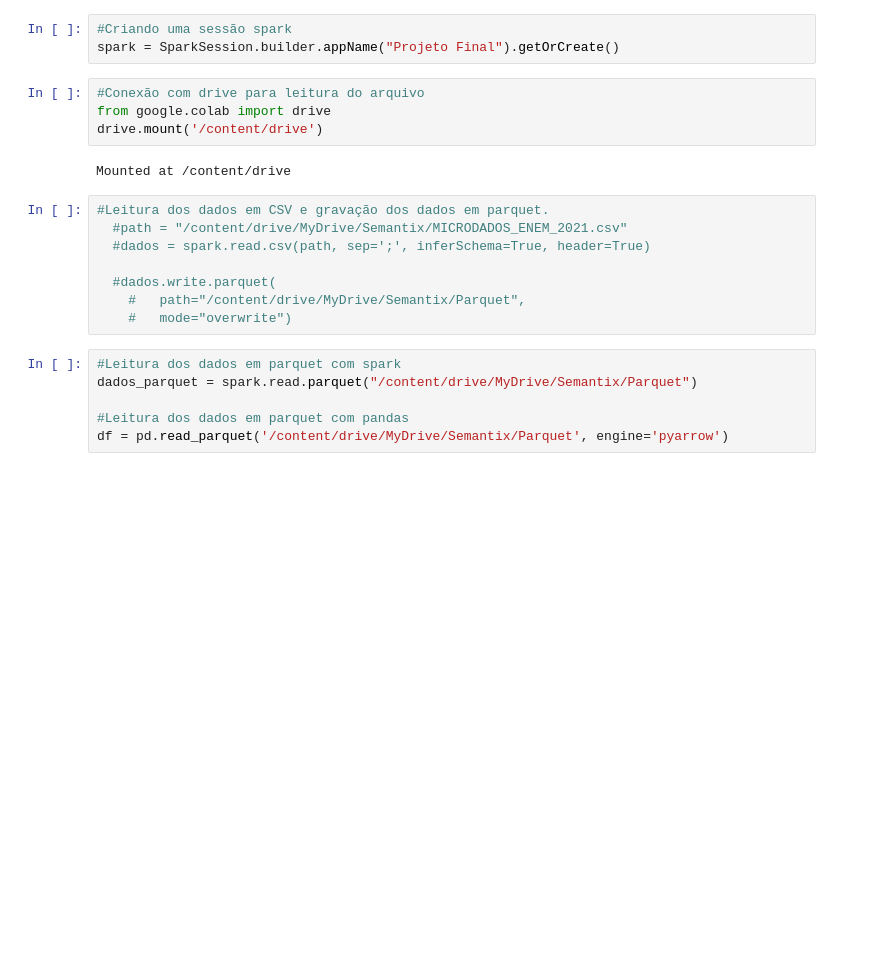
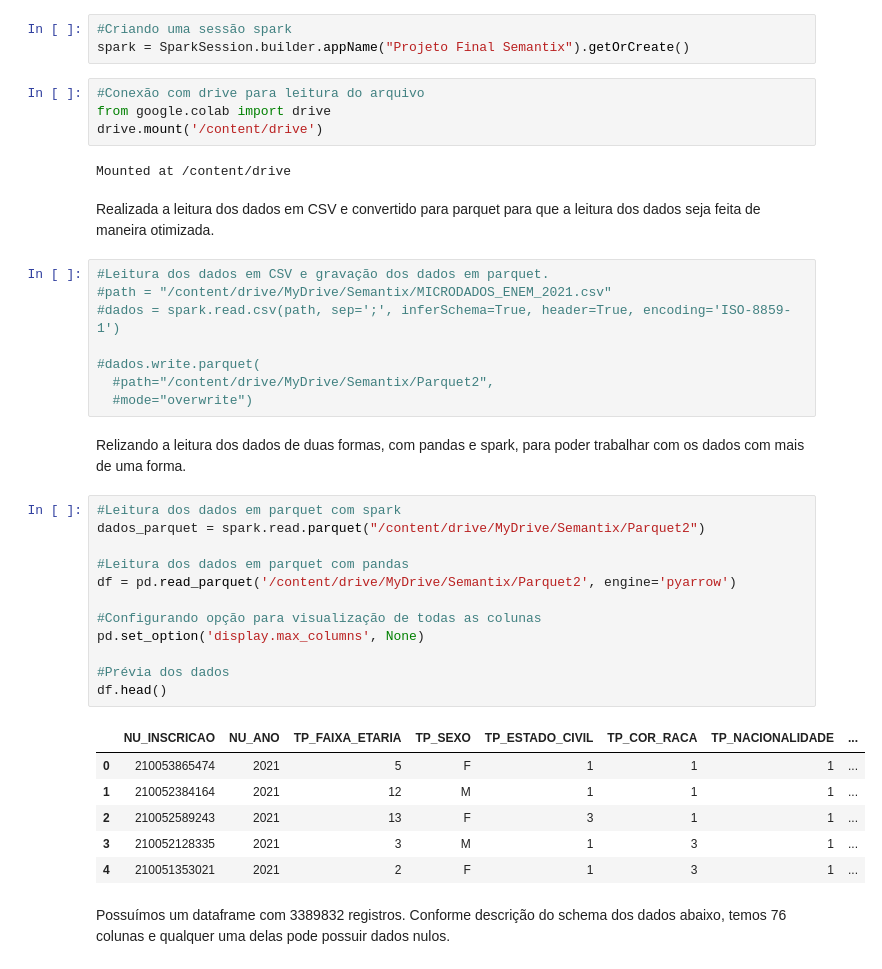
Before and after one commit to leticiaJFS/Projeto-Final-Semantix, a Jupyter notebook: Projeto_Final_Semantix.ipynb, the cells around one changed output. Cells and saved outputs as stored; diff of their text form; blank space fills up the shorter version.

```diff
--- a/Projeto_Final_Semantix.ipynb
+++ b/Projeto_Final_Semantix.ipynb
@@ -24,25 +41,45 @@ import matplotlib.pyplot as plt
 import seaborn as sns
 # %%
 #Criando uma sessão spark
-spark = SparkSession.builder.appName("Projeto Final").getOrCreate()
+spark = SparkSession.builder.appName("Projeto Final Semantix").getOrCreate()
 # %%
 #Conexão com drive para leitura do arquivo
 from google.colab import drive
 drive.mount('/content/drive')
 # %% [output]
 Mounted at /content/drive
+# %% [markdown]
+Realizada a leitura dos dados em CSV e convertido para parquet para que a leitura dos dados seja feita de maneira otimizada.
 # %%
 #Leitura dos dados em CSV e gravação dos dados em parquet.
-  #path = "/content/drive/MyDrive/Semantix/MICRODADOS_ENEM_2021.csv"
-  #dados = spark.read.csv(path, sep=';', inferSchema=True, header=True)
+#path = "/content/drive/MyDrive/Semantix/MICRODADOS_ENEM_2021.csv"
+#dados = spark.read.csv(path, sep=';', inferSchema=True, header=True, encoding='ISO-8859-1')
 
-  #dados.write.parquet(
-    #   path="/content/drive/MyDrive/Semantix/Parquet",
-    #   mode="overwrite")
+#dados.write.parquet(
+  #path="/content/drive/MyDrive/Semantix/Parquet2",
+  #mode="overwrite")
+# %% [markdown]
+Relizando a leitura dos dados de duas formas, com pandas e spark, para poder trabalhar com os dados com mais de uma forma.
 # %%
 #Leitura dos dados em parquet com spark
-dados_parquet = spark.read.parquet("/content/drive/MyDrive/Semantix/Parquet")
+dados_parquet = spark.read.parquet("/content/drive/MyDrive/Semantix/Parquet2")
 
 #Leitura dos dados em parquet com pandas
-df = pd.read_parquet('/content/drive/MyDrive/Semantix/Parquet', engine='pyarrow')
+df = pd.read_parquet('/content/drive/MyDrive/Semantix/Parquet2', engine='pyarrow')
+
+#Configurando opção para visualização de todas as colunas
+pd.set_option('display.max_columns', None)
+
+#Prévia dos dados
+df.head()
+# %% [output]
+|  | NU_INSCRICAO | NU_ANO | TP_FAIXA_ETARIA | TP_SEXO | TP_ESTADO_CIVIL | TP_COR_RACA | TP_NACIONALIDADE | ... |
+| 0 | 210053865474 | 2021 | 5 | F | 1 | 1 | 1 | ... |
+| 1 | 210052384164 | 2021 | 12 | M | 1 | 1 | 1 | ... |
+| 2 | 210052589243 | 2021 | 13 | F | 3 | 1 | 1 | ... |
+| 3 | 210052128335 | 2021 | 3 | M | 1 | 3 | 1 | ... |
+| 4 | 210051353021 | 2021 | 2 | F | 1 | 3 | 1 | ... |
+# %% [markdown]
+Possuímos um dataframe com 3389832 registros.
+Conforme descrição do schema dos dados abaixo, temos 76 colunas e qualquer uma delas pode possuir dados nulos.
 # %%
```
Also changed, not shown: parts of 22 cells of this notebook.
